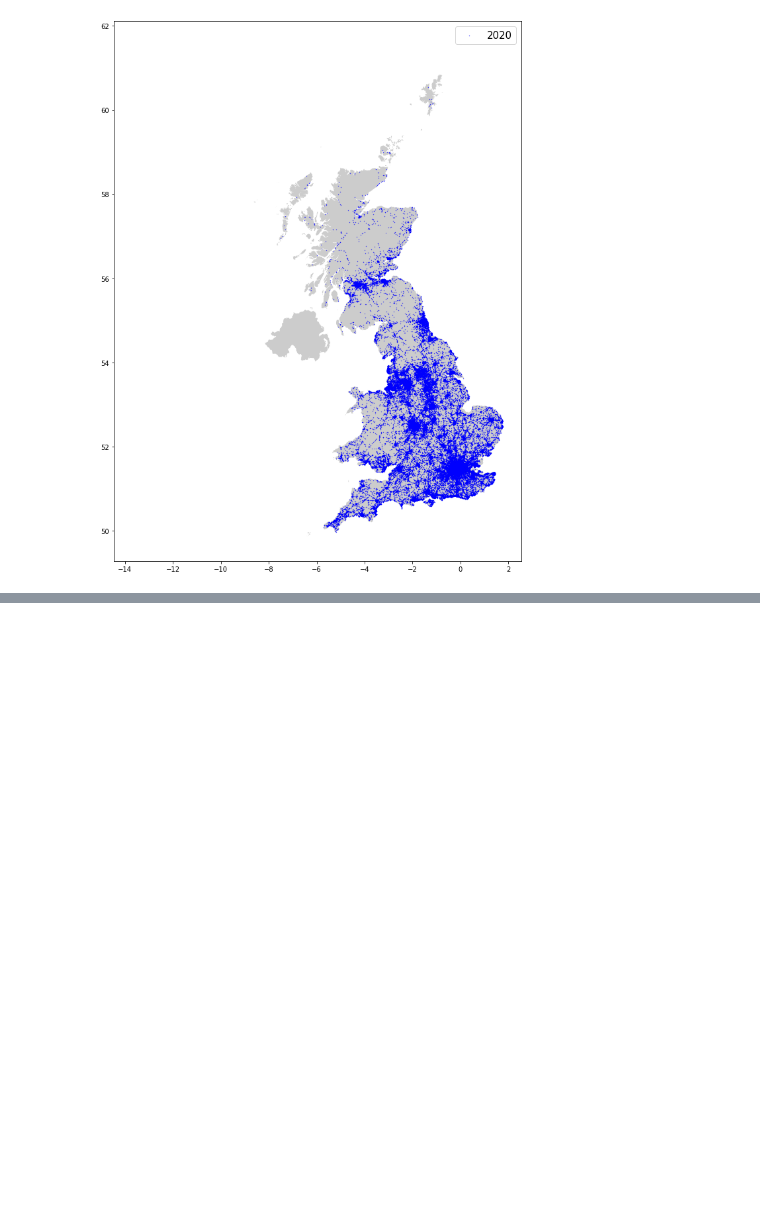
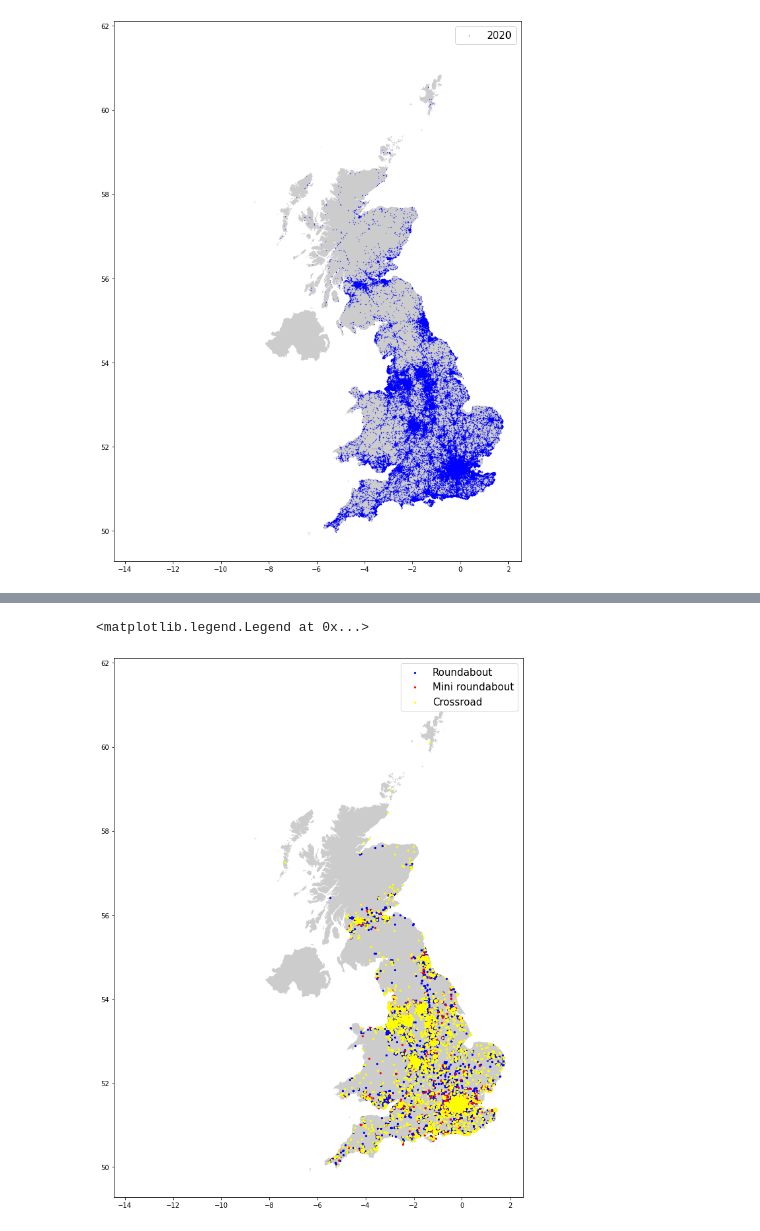
Before and after one commit to LeanderHuyghe/Accident-Visualization, a Jupyter notebook: Geopandas.ipynb, the cells around one changed output, grey strips where cells are left out. Drawn from its saved outputs; the diff is of its cells as text; code cells hidden in the pictures; blank space fills up the shorter version.

```diff
--- a/Geopandas.ipynb
+++ b/Geopandas.ipynb
@@ -66,0 +80,10 @@ Note: you may need to restart the kernel to use updated packages.
+# %%
+fig, ax = plt.subplots(figsize = (15, 15))
+street_map.plot(ax = ax, alpha = 0.4, color = 'grey')
+geo_df[geo_df['junction_detail'] == 1].plot(ax = ax, markersize = 5, color = 'blue', marker = 'o', label = 'Roundabout')
+geo_df[geo_df['junction_detail'] == 2].plot(ax = ax, markersize = 5, color = 'red', marker = 'o', label = 'Mini roundabout')
+geo_df[geo_df['junction_detail'] == 6].plot(ax = ax, markersize = 5, color = 'yellow', marker = 'o', label = 'Crossroad')
+plt.legend(prop={'size': 15})
+# %% [output]
+<matplotlib.legend.Legend at 0x...>
+[figure, added]
```
Also changed, not shown: parts of 3 cells of this notebook.
